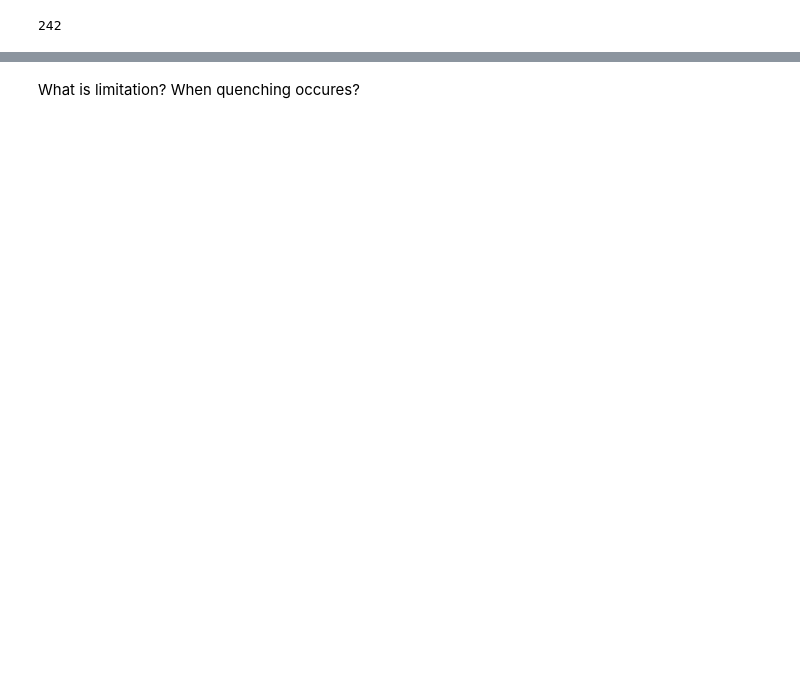
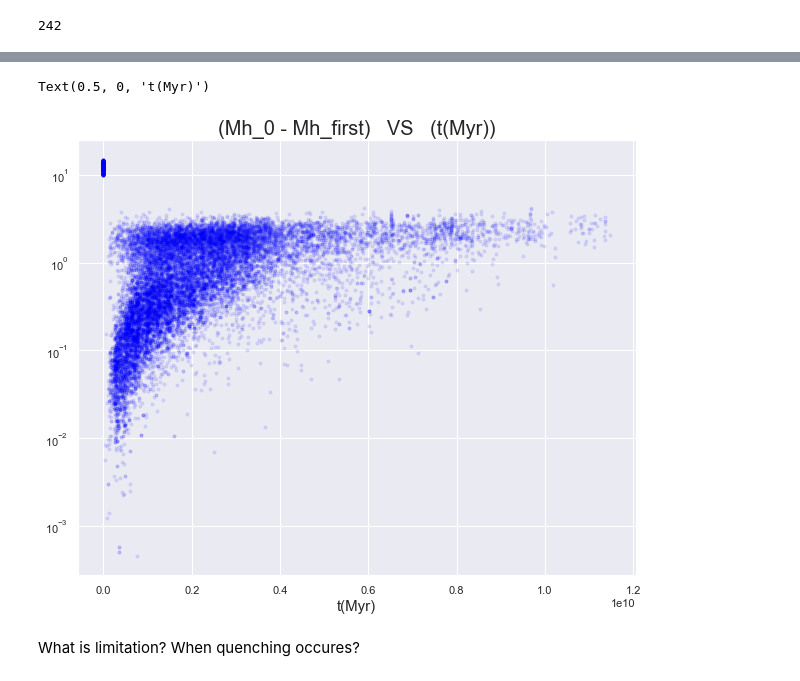
Before and after one commit to halehhajizadeh/Galaxy-Clusters, a Jupyter notebook: visualizing_data.ipynb, the cells around one changed output, grey strips where cells are left out. Cells and saved outputs as stored; diff of their text form; code cells hidden in the pictures; blank space fills up the shorter version.

```diff
--- a/visualizing_data.ipynb
+++ b/visualizing_data.ipynb
@@ -114,20 +146,23 @@ plt.ylabel(y_label, fontsize = 15)
 # %%
 y1 = dataset['Mh_first[col24]']
 y2 = dataset['Mh_0[col9]']
 x = dataset['t(Myr)[col2]']
 
 x = x
 y = y2-y1
 
 x_label = x.name.split('[')[0]
 y_label = y2.name.split('[')[0] + ' - ' + y1.name.split('[')[0]
 
 plt.figure(figsize=(10,8))
-plt.scatter(x,y, marker='.', c='green', alpha = 0.09)
-plt.xscale('log')
-# plt.yscale('log')
+plt.scatter(x,y, marker='.', c='blue', alpha = 0.09)
+# plt.xscale('log')
+plt.yscale('log')
 plt.title('(' + str(y_label)+')   VS   ('+ str(x_label) + ')', fontsize = 20)
 plt.xlabel(x_label, fontsize = 15)
+# %% [output]
+Text(0.5, 0, 't(Myr)')
+[figure, added]
 # %% [markdown]
 What is limitation? When quenching occures?
 # %%
```
Also changed, not shown: parts of 12 cells of this notebook.
